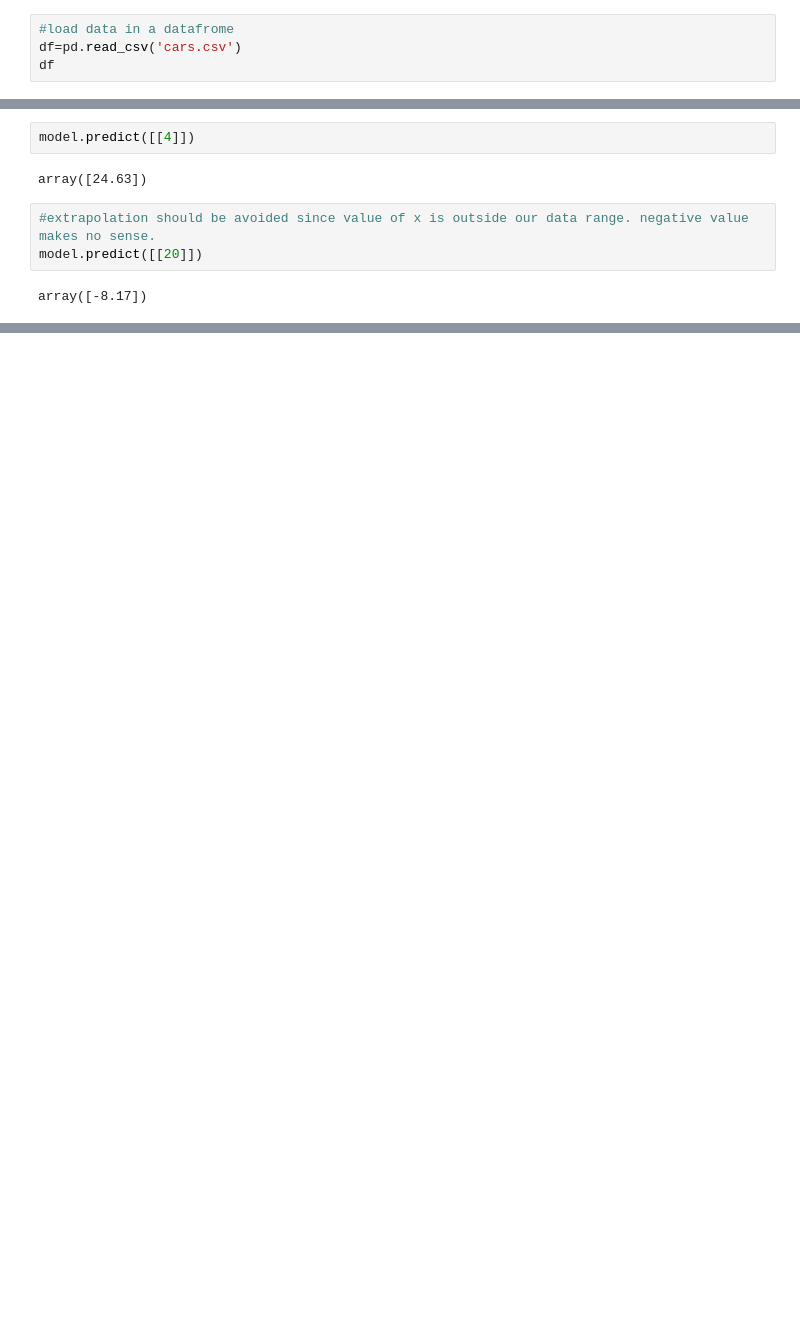
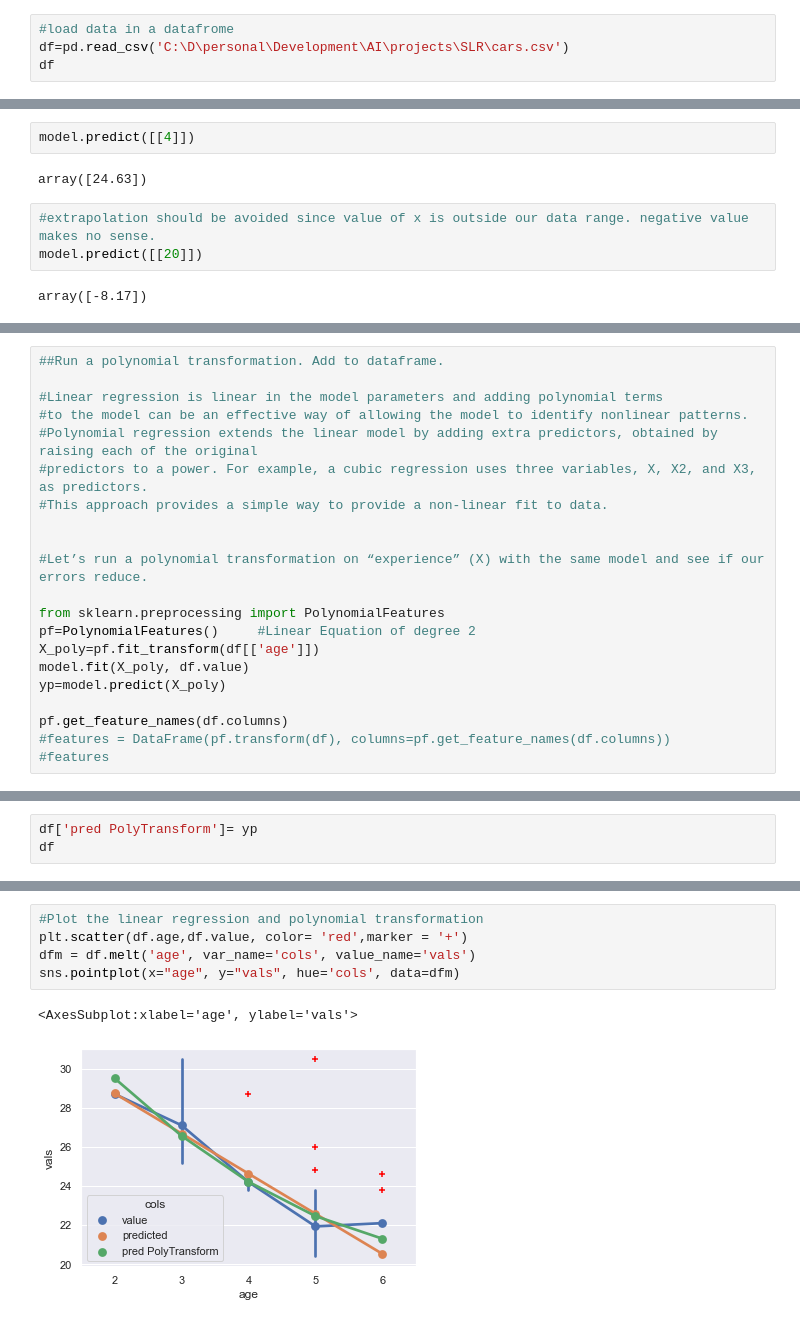
Before and after one commit to anandaru/Kaggle, a Jupyter notebook: Linear Regression/carAgeValue.ipynb, the cells around one changed output, grey strips where cells are left out. Saved outputs shown, nothing was run; the diff lists cells and outputs as text; blank space fills up the shorter version.

```diff
--- a/Linear Regression/carAgeValue.ipynb
+++ b/Linear Regression/carAgeValue.ipynb
@@ -17,7 +20,7 @@ from sklearn.linear_model import LinearRegression
 #save dataframe to new csv
 # %%
 #load data in a datafrome
-df=pd.read_csv('cars.csv')
+df=pd.read_csv('C:\D\personal\Development\AI\projects\SLR\cars.csv')
 df
 # %% [output]
 |  | age | value |
@@ -126,0 +139,21 @@ df.to_csv('car_pred.csv',index = False)
+# %%
+##Run a polynomial transformation. Add to dataframe.
+
+#Linear regression is linear in the model parameters and adding polynomial terms
+#to the model can be an effective way of allowing the model to identify nonlinear patterns.
+#Polynomial regression extends the linear model by adding extra predictors, obtained by raising each of the original
+#predictors to a power. For example, a cubic regression uses three variables, X, X2, and X3, as predictors.
+#This approach provides a simple way to provide a non-linear fit to data.
+
+
+#Let’s run a polynomial transformation on “experience” (X) with the same model and see if our errors reduce.
+
+from sklearn.preprocessing import PolynomialFeatures
+pf=PolynomialFeatures()     #Linear Equation of degree 2
+X_poly=pf.fit_transform(df[['age']])
+model.fit(X_poly, df.value)
+yp=model.predict(X_poly)
+
+pf.get_feature_names(df.columns)
+#features = DataFrame(pf.transform(df), columns=pf.get_feature_names(df.columns))
+#features
@@ -126,0 +162,3 @@ df.to_csv('car_pred.csv',index = False)
+# %%
+df['pred PolyTransform']= yp
+df
@@ -126,0 +177,8 @@ df.to_csv('car_pred.csv',index = False)
+# %%
+#Plot the linear regression and polynomial transformation
+plt.scatter(df.age,df.value, color= 'red',marker = '+')
+dfm = df.melt('age', var_name='cols', value_name='vals')
+sns.pointplot(x="age", y="vals", hue='cols', data=dfm)
+# %% [output]
+<AxesSubplot:xlabel='age', ylabel='vals'>
+[figure, added]
```
Also changed, not shown: parts of 20 cells of this notebook.
